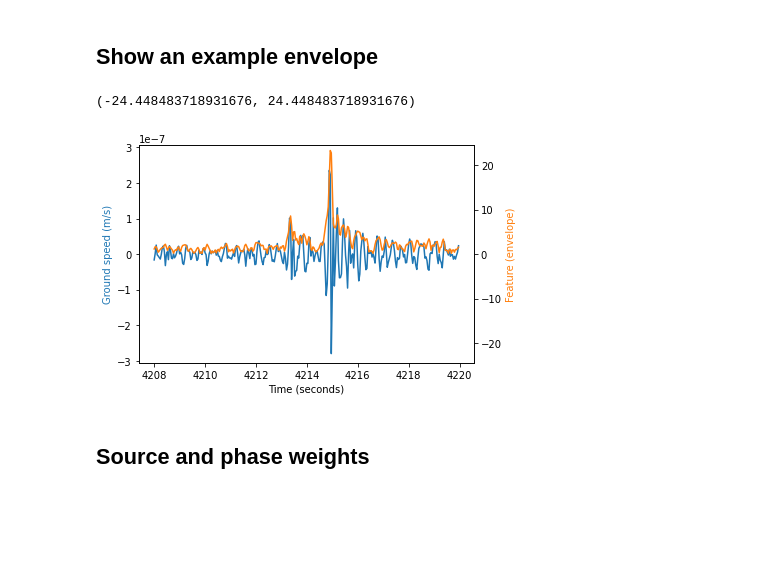
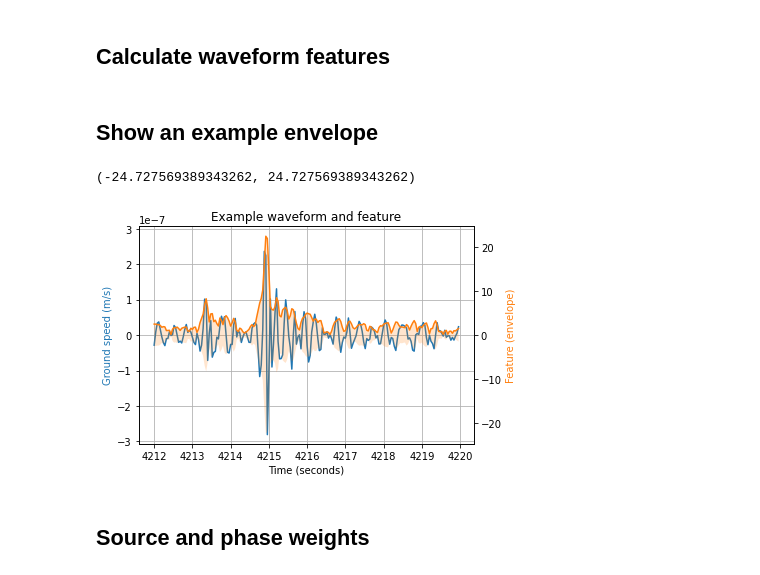
Before and after one commit to ebeauce/beampower, a Jupyter notebook: notebooks/3_localization.ipynb, the cells around one changed output. Cells and saved outputs as stored; diff of their text form; code cells hidden in the pictures; blank space fills up the shorter version.

```diff
--- a/notebooks/3_localization.ipynb
+++ b/notebooks/3_localization.ipynb
@@ -51,0 +25,7 @@ moveouts = np.round(sampling_rate * travel_times).astype(np.int32)
+# %%
+DIRPATH_WAVEFORMS = "../data_processed/"
+filepaths_waveforms = glob.glob(os.path.join(DIRPATH_WAVEFORMS, "*.mseed"))
+
+# Get sampling rate
+header = obspy.read(filepaths_waveforms[0], headonly=True)
+sampling_rate = header[0].stats.sampling_rate
@@ -51,0 +36,11 @@ moveouts = np.round(sampling_rate * travel_times).astype(np.int32)
+# %%
+FILEPATH_TRAVELTIMES = "../data/travel_times.nc"
+SEISMIC_PHASES = ["P", "S"]
+travel_times = xr.load_dataset(FILEPATH_TRAVELTIMES)
+
+# Turn to moveouts in samples
+for phase in SEISMIC_PHASES:
+   tt = travel_times[phase]
+   travel_times[phase] = np.round(sampling_rate * tt).astype(np.int32)
+
+travel_times
@@ -52,11 +61,15 @@ moveouts = np.round(sampling_rate * travel_times).astype(np.int32)
+# %% [markdown]
+## Calculate waveform features
 # %%
 CHANNELS = ["N", "E", "Z"]
+STATIONS = list(travel_times.station)
+NPTS = header[0].stats.npts
 
-features = np.zeros(
-    (len(stations), len(CHANNELS), header[0].stats.npts), dtype=np.float32
-)
+# Initialize features array
+features = np.zeros((len(STATIONS), len(CHANNELS), NPTS), dtype=np.float32)
 
-for filepath in tqdm.tqdm(FILEPATHS_WAVEFORMS):
+# Calculate
+for filepath in tqdm.tqdm(filepaths_waveforms):
 
     # Read trace
     stream = obspy.read(filepath)
@@ -65,7 +78,7 @@ for filepath in tqdm.tqdm(FILEPATHS_WAVEFORMS):
     data = stream[0].data
 
     # Get coordinate
-    station_id = stations.index(station)
+    station_id = STATIONS.index(station)
     channel_id = CHANNELS.index(channel[-1])
 
     # Calculate features
@@ -81,37 +94,40 @@ for filepath in tqdm.tqdm(FILEPATHS_WAVEFORMS):
 # %% [markdown]
 ## Show an example envelope
 # %%
-START, END = 105200, 105500
+START, END = 105300, 105500
 
-stream = obspy.read(FILEPATHS_WAVEFORMS[0])
+# Get first waveform
+stream = obspy.read(filepaths_waveforms[0])
 station = stream[0].stats.network + "." + stream[0].stats.station
 channel = stream[0].stats.channel
 data = stream[0].data[START:END]
 times = stream[0].times()[START:END]
 
 # Get coordinate
-station_id = stations.index(station)
-channel_id = CHANNELS.index(channel[-1])
-station_id = stations.index(station)
+station_id = STATIONS.index(station)
 channel_id = CHANNELS.index(channel[-1])
 
 # Plot
 fig, ax = plt.subplots()
 ax.plot(times, data)
 ymax = max(np.abs(ax.get_ylim()))
 ax.set_ylim(-ymax, ymax)
 ax.set_ylabel("Ground speed (m/s)", color="C0")
 ax.set_xlabel("Time (seconds)")
+ax.set_title("Example waveform and feature")
+ax.grid()
 
 # Envelope on a second axe (not the same scale)
 axf = ax.twinx()
-axf.plot(times, features[station_id, channel_id, START:END], "C1")
+feature = features[station_id, channel_id, START:END]
+axf.plot(times, feature, "C1")
+axf.fill_between(times, -feature, feature, fc="C1", alpha=0.2)
 axf.set_ylabel("Feature (envelope)", color="C1")
 ymax = max(np.abs(axf.get_ylim()))
 axf.set_ylim(-ymax, ymax)
 # %% [output]
-(-24.448483718931676, 24.448483718931676)
+(-24.727569389343262, 24.727569389343262)
-[figure, old version]
+[figure, new version]
 # %% [markdown]
 ## Source and phase weights
 # %%
```
Also changed, not shown: parts of 12 cells of this notebook, 1 other file.
